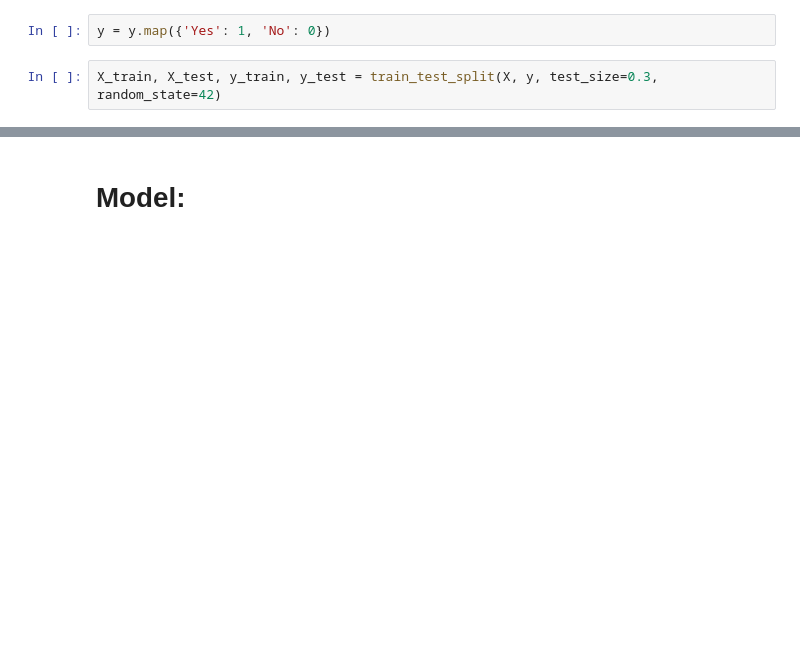
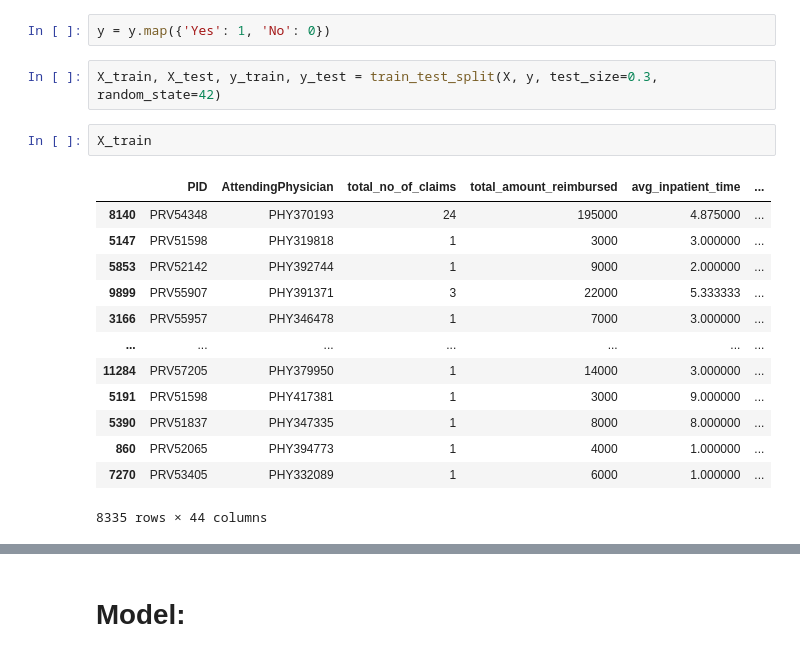
Before and after one commit to Cheryl0905/Datathon, a Jupyter notebook: Olivia_RSM8432_Datathon.ipynb, the cells around one changed output, grey strips where cells are left out. Saved outputs shown, nothing was run; the diff lists cells and outputs as text; blank space fills up the shorter version.

```diff
--- a/Olivia_RSM8432_Datathon.ipynb
+++ b/Olivia_RSM8432_Datathon.ipynb
@@ -25,6 +27,22 @@ X['clinic_size'] = X['clinic_size'].map({'Small': 0, 'Large': 1})
 y = y.map({'Yes': 1, 'No': 0})
 # %%
 X_train, X_test, y_train, y_test = train_test_split(X, y, test_size=0.3, random_state=42)
+# %%
+X_train
+# %% [output]
+|  | PID | AttendingPhysician | total_no_of_claims | total_amount_reimbursed | avg_inpatient_time | ... |
+| 8140 | PRV54348 | PHY370193 | 24 | 195000 | 4.875000 | ... |
+| 5147 | PRV51598 | PHY319818 | 1 | 3000 | 3.000000 | ... |
+| 5853 | PRV52142 | PHY392744 | 1 | 9000 | 2.000000 | ... |
+| 9899 | PRV55907 | PHY391371 | 3 | 22000 | 5.333333 | ... |
+| 3166 | PRV55957 | PHY346478 | 1 | 7000 | 3.000000 | ... |
+| ... | ... | ... | ... | ... | ... | ... |
+| 11284 | PRV57205 | PHY379950 | 1 | 14000 | 3.000000 | ... |
+| 5191 | PRV51598 | PHY417381 | 1 | 3000 | 9.000000 | ... |
+| 5390 | PRV51837 | PHY347335 | 1 | 8000 | 8.000000 | ... |
+| 860 | PRV52065 | PHY394773 | 1 | 4000 | 1.000000 | ... |
+| 7270 | PRV53405 | PHY332089 | 1 | 6000 | 1.000000 | ... |
+8335 rows × 44 columns
 # %%
 # Scale the data
 scaler = MinMaxScaler()
```
Also changed, not shown: parts of 16 cells of this notebook.
